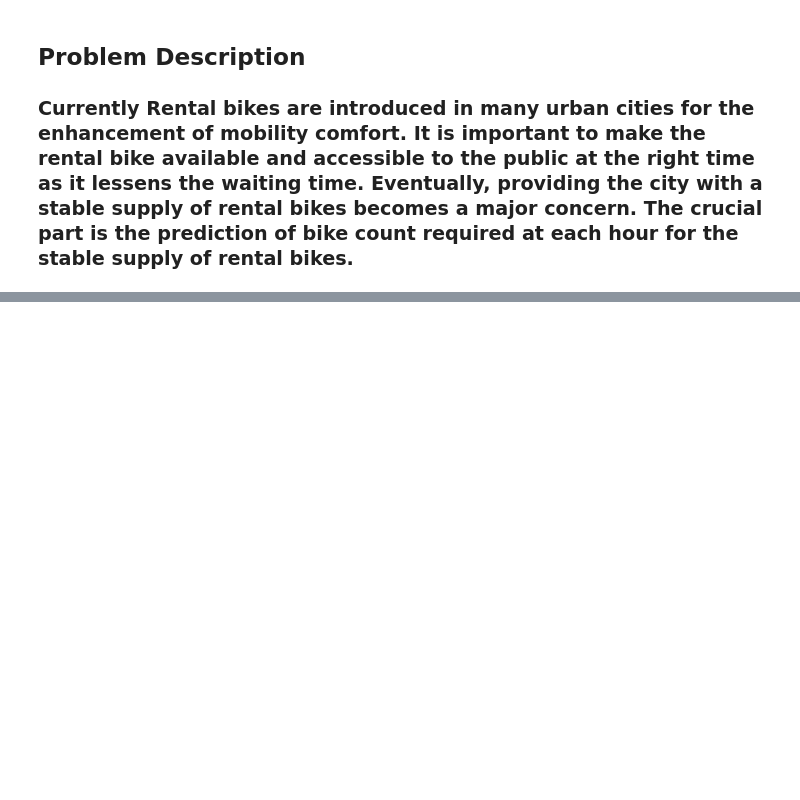
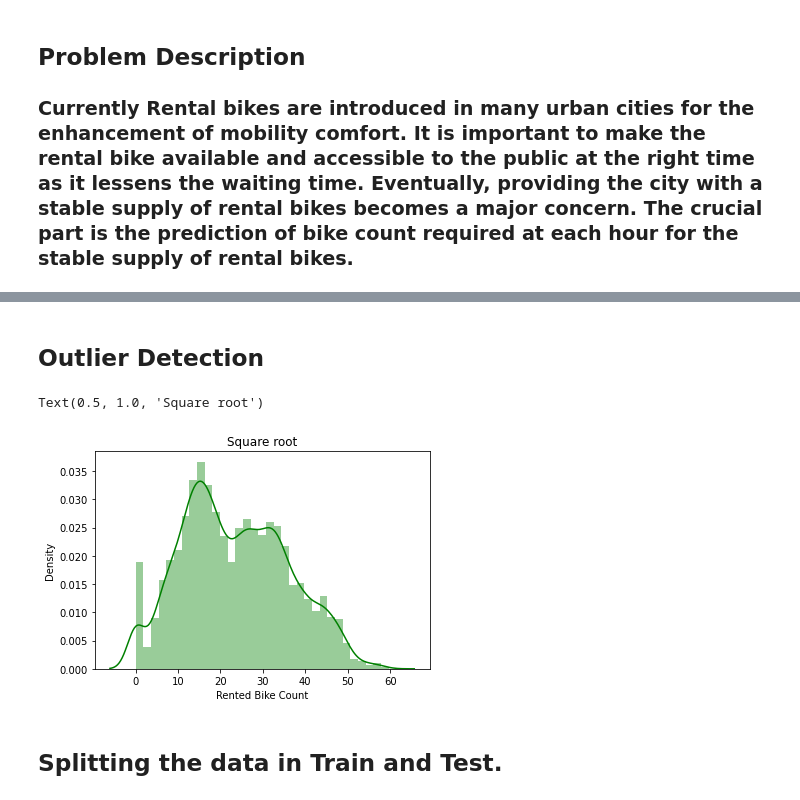
Before and after one commit to Dshivank/Seoul-Bike-Sharing-Demand-Prediction, a Jupyter notebook: Bike_Sharing_Demand_Prediction_using_ML_Capstone_Project_II.ipynb, the cells around one changed output, grey strips where cells are left out. Cells and saved outputs as stored; diff of their text form; code cells hidden in the pictures; blank space fills up the shorter version.

```diff
--- a/Bike_Sharing_Demand_Prediction_using_ML_Capstone_Project_II.ipynb
+++ b/Bike_Sharing_Demand_Prediction_using_ML_Capstone_Project_II.ipynb
@@ -106,0 +266,5 @@ data.shape
+# %%
+# Converting categorical variable to numeric variable for ease in prediction by using map function.
+
+df['IsHoliday']=df['Holiday'].map({'No Holiday':0,'Holiday':1})
+df['Functioning_Day']=df['Functioning Day'].map({'Yes':1,'No':0})
@@ -106,0 +280,7 @@ data.shape
+# %%
+# Encode categorical features
+# The categorical features must be encoded to ensure that the models can interpret them.
+# One-hot encoding is used since none of the categorical features are ordinal.
+
+seasons= pd.get_dummies(df.Seasons)
+seasons
@@ -106,0 +301,4 @@ data.shape
+# %%
+# Concatenating the dataframe with the dummy dataset of seasons column.
+
+df = pd.concat( [df, seasons], axis = 1)
@@ -106,0 +314,4 @@ data.shape
+# %%
+# After Conversion of variable to numerical droping the original columns to avoid ambiguity.
+
+df = df.drop(['Functioning Day','Holiday','Seasons'],axis=1)
@@ -106,0 +327,2 @@ data.shape
+# %% [markdown]
+## <b> Outlier Detection </b>
@@ -106,0 +331,7 @@ data.shape
+# %%
+sns.distplot(np.sqrt(df['Rented Bike Count']), color='green').set_title("Square root")
+# %% [output]
+Text(0.5, 1.0, 'Square root')
+[figure, added]
+# %% [markdown]
+## <b> Splitting the data in Train and Test. </b>
```
Also changed, not shown: parts of 57 cells of this notebook.
